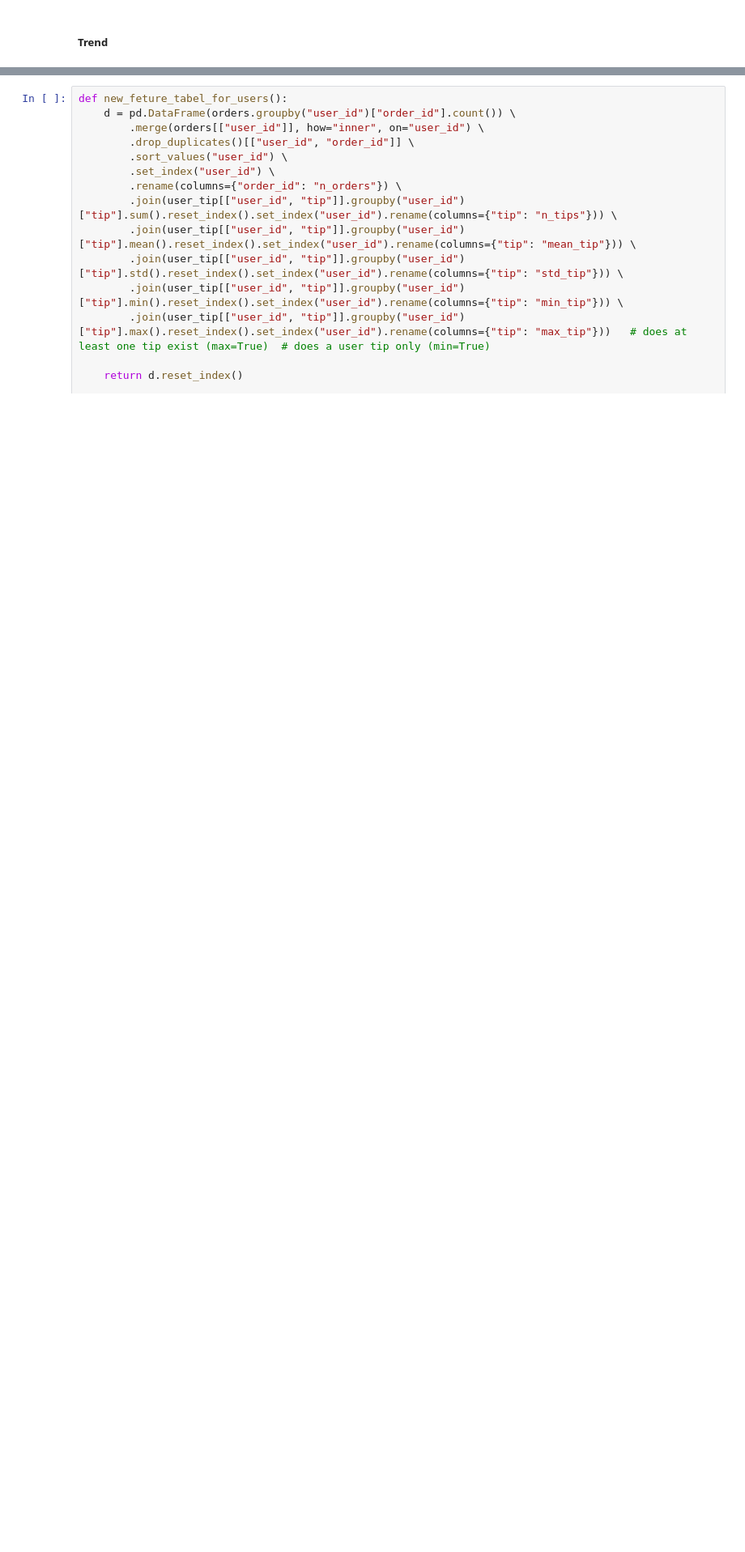
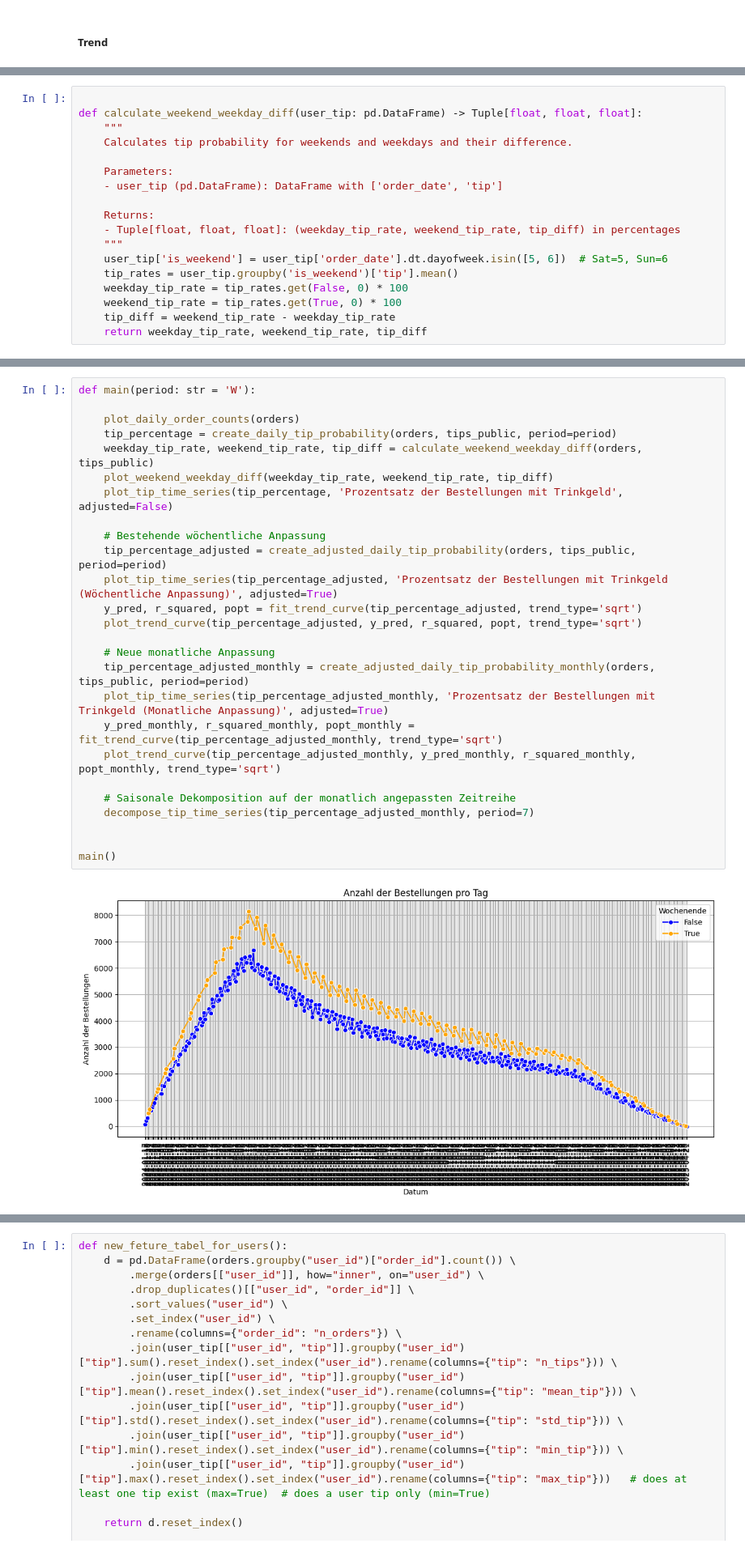
Before and after one commit to tobiiu/DABI-2, a Jupyter notebook: nebenfunktionen2.ipynb, the cells around one changed output, grey strips where cells are left out. Shown at 81% size. Saved outputs shown, nothing was run; the diff lists cells and outputs as text; blank space fills up the shorter version.

```diff
--- a/nebenfunktionen2.ipynb
+++ b/nebenfunktionen2.ipynb
@@ -265,0 +315,18 @@ Trend: sinus
+# %%
+
+def calculate_weekend_weekday_diff(user_tip: pd.DataFrame) -> Tuple[float, float, float]:
+    """
+    Calculates tip probability for weekends and weekdays and their difference.
+
+    Parameters:
+    - user_tip (pd.DataFrame): DataFrame with ['order_date', 'tip']
+
+    Returns:
+    - Tuple[float, float, float]: (weekday_tip_rate, weekend_tip_rate, tip_diff) in percentages
+    """
+    user_tip['is_weekend'] = user_tip['order_date'].dt.dayofweek.isin([5, 6])  # Sat=5, Sun=6
+    tip_rates = user_tip.groupby('is_weekend')['tip'].mean()
+    weekday_tip_rate = tip_rates.get(False, 0) * 100
+    weekend_tip_rate = tip_rates.get(True, 0) * 100
+    tip_diff = weekend_tip_rate - weekday_tip_rate
+    return weekday_tip_rate, weekend_tip_rate, tip_diff
@@ -265,0 +559,28 @@ Trend: sinus
+# %%
+def main(period: str = 'W'):
+
+    plot_daily_order_counts(orders)
+    tip_percentage = create_daily_tip_probability(orders, tips_public, period=period)
+    weekday_tip_rate, weekend_tip_rate, tip_diff = calculate_weekend_weekday_diff(orders, tips_public)
+    plot_weekend_weekday_diff(weekday_tip_rate, weekend_tip_rate, tip_diff)
+    plot_tip_time_series(tip_percentage, 'Prozentsatz der Bestellungen mit Trinkgeld', adjusted=False)
+
+    # Bestehende wöchentliche Anpassung
+    tip_percentage_adjusted = create_adjusted_daily_tip_probability(orders, tips_public, period=period)
+    plot_tip_time_series(tip_percentage_adjusted, 'Prozentsatz der Bestellungen mit Trinkgeld (Wöchentliche Anpassung)', adjusted=True)
+    y_pred, r_squared, popt = fit_trend_curve(tip_percentage_adjusted, trend_type='sqrt')
+    plot_trend_curve(tip_percentage_adjusted, y_pred, r_squared, popt, trend_type='sqrt')
+
+    # Neue monatliche Anpassung
+    tip_percentage_adjusted_monthly = create_adjusted_daily_tip_probability_monthly(orders, tips_public, period=period)
+    plot_tip_time_series(tip_percentage_adjusted_monthly, 'Prozentsatz der Bestellungen mit Trinkgeld (Monatliche Anpassung)', adjusted=True)
+    y_pred_monthly, r_squared_monthly, popt_monthly = fit_trend_curve(tip_percentage_adjusted_monthly, trend_type='sqrt')
+    plot_trend_curve(tip_percentage_adjusted_monthly, y_pred_monthly, r_squared_monthly, popt_monthly, trend_type='sqrt')
+
+    # Saisonale Dekomposition auf der monatlich angepassten Zeitreihe
+    decompose_tip_time_series(tip_percentage_adjusted_monthly, period=7)
+
+
+main()
+# %% [output]
+[figure, added]
```
Also changed, not shown: parts of 13 cells of this notebook.
